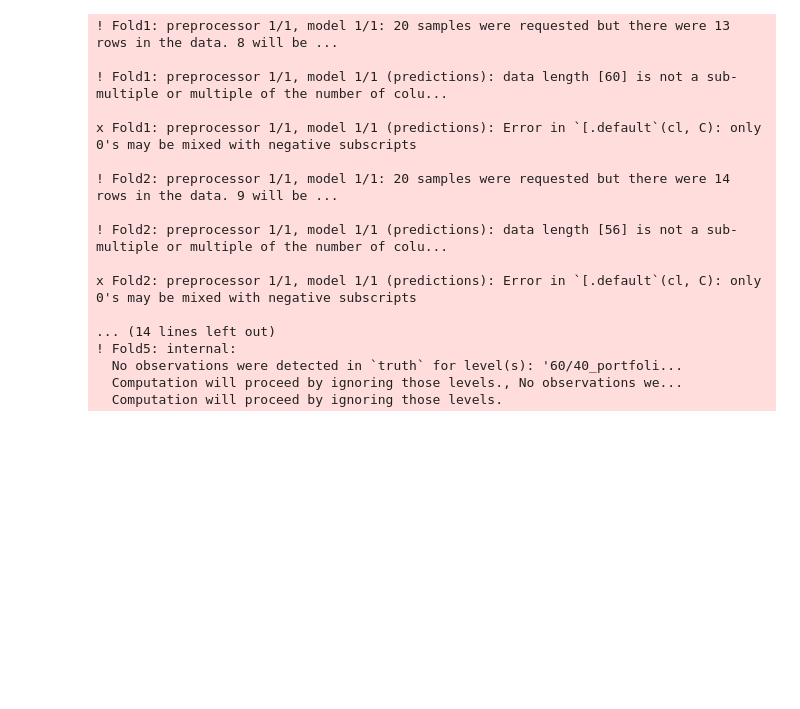
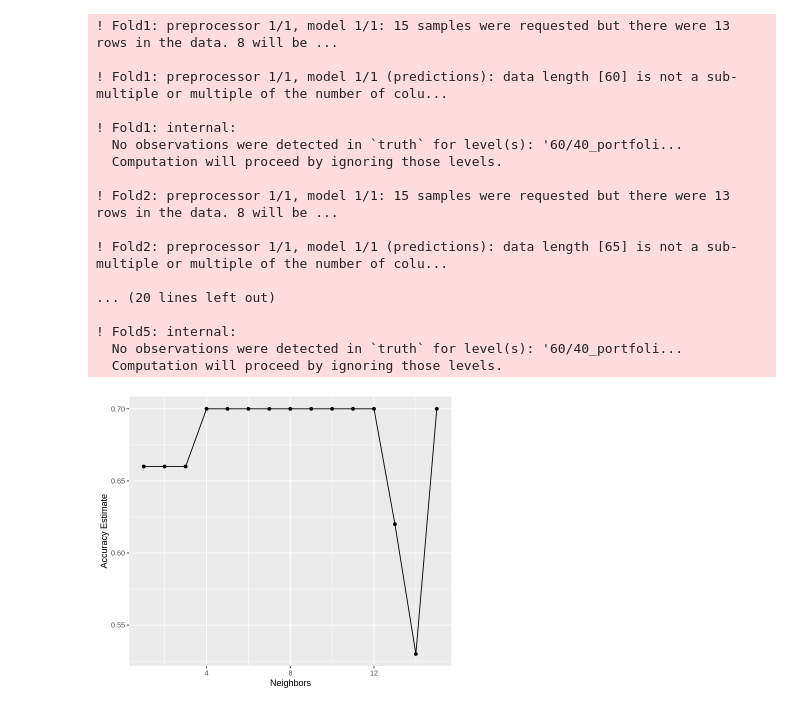
Before and after one commit to Arioniums/DSCI_100_125, a Jupyter notebook: KNN Classification Algorithm.ipynb, the cells around one changed output. Cells and saved outputs as stored; diff of their text form; code cells hidden in the pictures; blank space fills up the shorter version.

Commit message:
Complete Classification Algorithm
PS: we still need to check that the data split is properly balanced!

```diff
--- a/KNN Classification Algorithm.ipynb
+++ b/KNN Classification Algorithm.ipynb
@@ -49,29 +65,41 @@ knn_tune <- nearest_neighbor(weight_func = "rectangular", neighbors = tune()) |>
 set_engine("kknn") |>
 set_mode("classification")
 # %%
+set.seed(9999) #ensuring reproducibility
+
 knn_vfold <- vfold_cv(portfolio_train, v = 5, strata = max_portfolio_return_name)
-gridvals <- tibble(neighbors = seq(from = 1, to = 20))
+gridvals <- tibble(neighbors = seq(from = 1, to = 15))
 
 knn_results <- workflow() |>
   add_recipe(knn_recipe) |>
   add_model(knn_tune) |>
   tune_grid(resamples = knn_vfold, grid = gridvals) |>
   collect_metrics()
+
+accuracies <- knn_results |>
+       filter(.metric == "accuracy")
+
+cross_val_plot <- ggplot(accuracies, aes(x = neighbors, y = mean))+
+       geom_point() +
+       geom_line() +
+       labs(x = "Neighbors", y = "Accuracy Estimate")
+cross_val_plot
 # %% [output]
-! Fold1: preprocessor 1/1, model 1/1: 20 samples were requested but there were 13 rows in the data. 8 will be ...
+! Fold1: preprocessor 1/1, model 1/1: 15 samples were requested but there were 13 rows in the data. 8 will be ...
 
 ! Fold1: preprocessor 1/1, model 1/1 (predictions): data length [60] is not a sub-multiple or multiple of the number of colu...
 
-x Fold1: preprocessor 1/1, model 1/1 (predictions): Error in `[.default`(cl, C): only 0's may be mixed with negative subscripts
+! Fold1: internal:
+  No observations were detected in `truth` for level(s): '60/40_portfoli...
+  Computation will proceed by ignoring those levels.
 
-! Fold2: preprocessor 1/1, model 1/1: 20 samples were requested but there were 14 rows in the data. 9 will be ...
+! Fold2: preprocessor 1/1, model 1/1: 15 samples were requested but there were 13 rows in the data. 8 will be ...
 
-! Fold2: preprocessor 1/1, model 1/1 (predictions): data length [56] is not a sub-multiple or multiple of the number of colu...
+! Fold2: preprocessor 1/1, model 1/1 (predictions): data length [65] is not a sub-multiple or multiple of the number of colu...
 
-x Fold2: preprocessor 1/1, model 1/1 (predictions): Error in `[.default`(cl, C): only 0's may be mixed with negative subscripts
+... (20 lines left out)
 
-... (14 lines left out)
 ! Fold5: internal:
   No observations were detected in `truth` for level(s): '60/40_portfoli...
-  Computation will proceed by ignoring those levels., No observations we...
   Computation will proceed by ignoring those levels.
+[figure, added]
```
Also changed, not shown: parts of 6 cells of this notebook.
